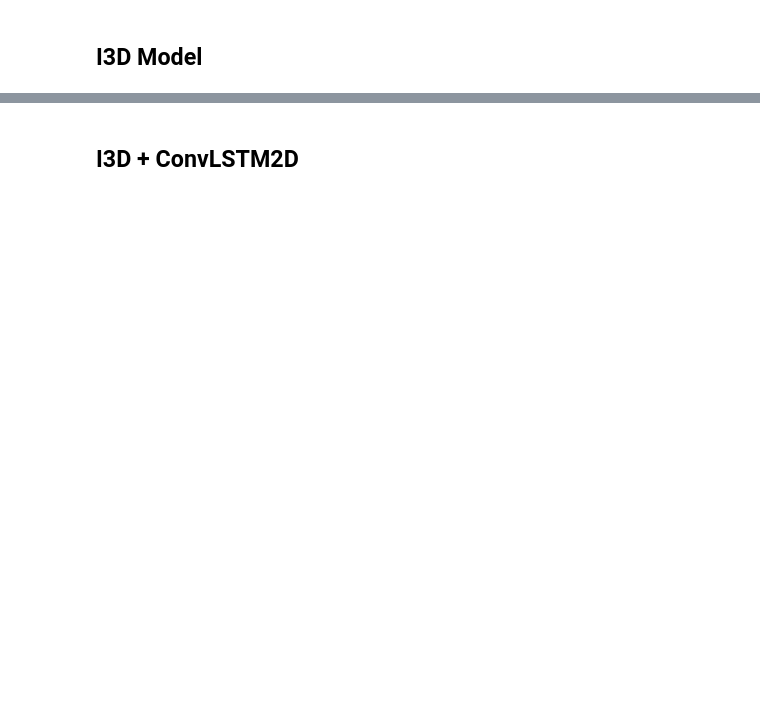
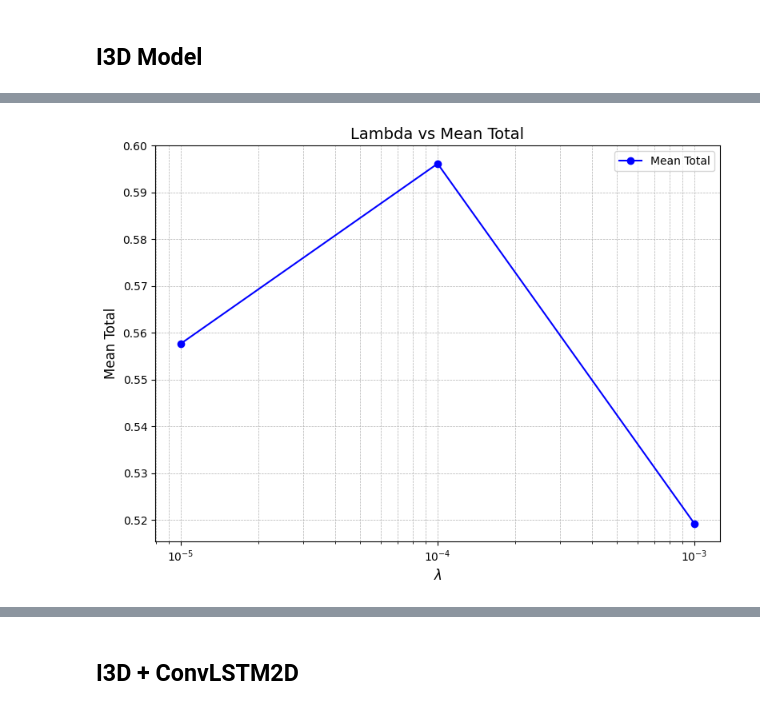
Before and after one commit to AndresH1234/Crime_Detection, a Jupyter notebook: notebooks/4_models.ipynb, the cells around one changed output, grey strips where cells are left out. Cells and saved outputs as stored; diff of their text form; code cells hidden in the pictures; blank space fills up the shorter version.

```diff
--- a/notebooks/4_models.ipynb
+++ b/notebooks/4_models.ipynb
@@ -38,0 +37,2 @@ val_df = pd.read_csv("../data/ml/valid.csv")
+# %%
+data = pd.read_csv("../data/test.csv")
@@ -102,2 +166,20 @@ def dataframe_to_tf_dataset(df, batch_size=8, shuffle=True):
 # %% [markdown]
 ## I3D Model
+# %%
+# Clase adaptadora para usar InceptionI3D como modelo de Keras
+class KerasI3D(tf.keras.Model):
+    def __init__(self, num_classes, endpoint = "Logits"):
+        super(KerasI3D, self).__init__()
+        self.i3d = InceptionI3d(num_classes=num_classes, is_training=True, final_endpoint=endpoint)
+
+    def call(self, inputs, training=False):
+        logits, _ = self.i3d(inputs)  # El modelo I3D devuelve logits y endpoints
+        return logits
+# %%
+# Crear el DataModule
+data_module = VideoDataModule(train_df, valid_df, test_df, batch_size=8)
+# Obtener los datasets
+train_dataset = data_module.train_dataset()
+val_dataset = data_module.val_dataset()
+test_dataset = data_module.test_dataset()
+predict_dataset = data_module.predict_dataset()
@@ -103,0 +304,63 @@ def dataframe_to_tf_dataset(df, batch_size=8, shuffle=True):
+# %%
+import pandas as pd
+import matplotlib.pyplot as plt  # Corrección en la importación
+from scipy.stats import f_oneway
+import numpy as np  # Se importa numpy para manejo de NaN
+
+# Calcular métricas por lambda
+summary_results = []
+for lambda_val in lambdas:
+    lambda_results = [result for result in all_results if result["lambda"] == lambda_val]
+
+    group1_acc = [result["best_val_acc"] for result in lambda_results if result["fold"] < n_splits]
+    group2_acc = [result["best_val_acc"] for result in lambda_results if result["fold"] >= n_splits]
+
+    mean_group1 = np.nanmean(group1_acc) if group1_acc else np.nan
+    mean_group2 = np.nanmean(group2_acc) if group2_acc else np.nan
+
+    # Evitar cálculos con NaN
+    if not np.isnan(mean_group1) and not np.isnan(mean_group2):
+        mean_total = (mean_group1 + mean_group2) / 2
+    else:
+        mean_total = np.nan
+
+    summary_results.append({
+        "lambda": lambda_val,
+        "mean_total": mean_total,
+        "mean_group1": mean_group1,
+        "mean_group2": mean_group2,
+    })
+
+# Convertir resultados en DataFrame
+summary_df = pd.DataFrame(summary_results)
+
+# Crear el gráfico
+plt.figure(figsize=(8, 6))
+plt.plot(summary_df["lambda"], summary_df["mean_total"], marker="o", linestyle="-", color="b", label="Mean Total")
+
+# Configurar el eje x en escala logarítmica
+plt.xscale("log")
+
+# Añadir etiquetas y título
+plt.xlabel(r"$\lambda$", fontsize=12)
+plt.ylabel("Mean Total", fontsize=12)
+plt.title("Lambda vs Mean Total", fontsize=14)
+plt.legend()
+plt.grid(True, which="both", linestyle="--", linewidth=0.5)
+plt.tight_layout()
+
+# Mostrar el gráfico
+plt.show()
+
+# Mostrar tabla de resultados
+print(summary_df)
+
+# Determinar el mejor lambda basado en el mayor valor de mean_total
+if summary_df["mean_total"].notna().sum() > 0:  # Verificar que hay valores válidos
+    best_lambda_row = summary_df.loc[summary_df["mean_total"].idxmax()]
+    best_lambda = best_lambda_row["lambda"]
+    print(f"El mejor valor de lambda es: {best_lambda}")
+else:
+    print("No hay valores válidos para seleccionar el mejor lambda.")
+# %% [output]
+[figure, added]
```
Also changed, not shown: parts of 44 cells of this notebook, 7 other files.
